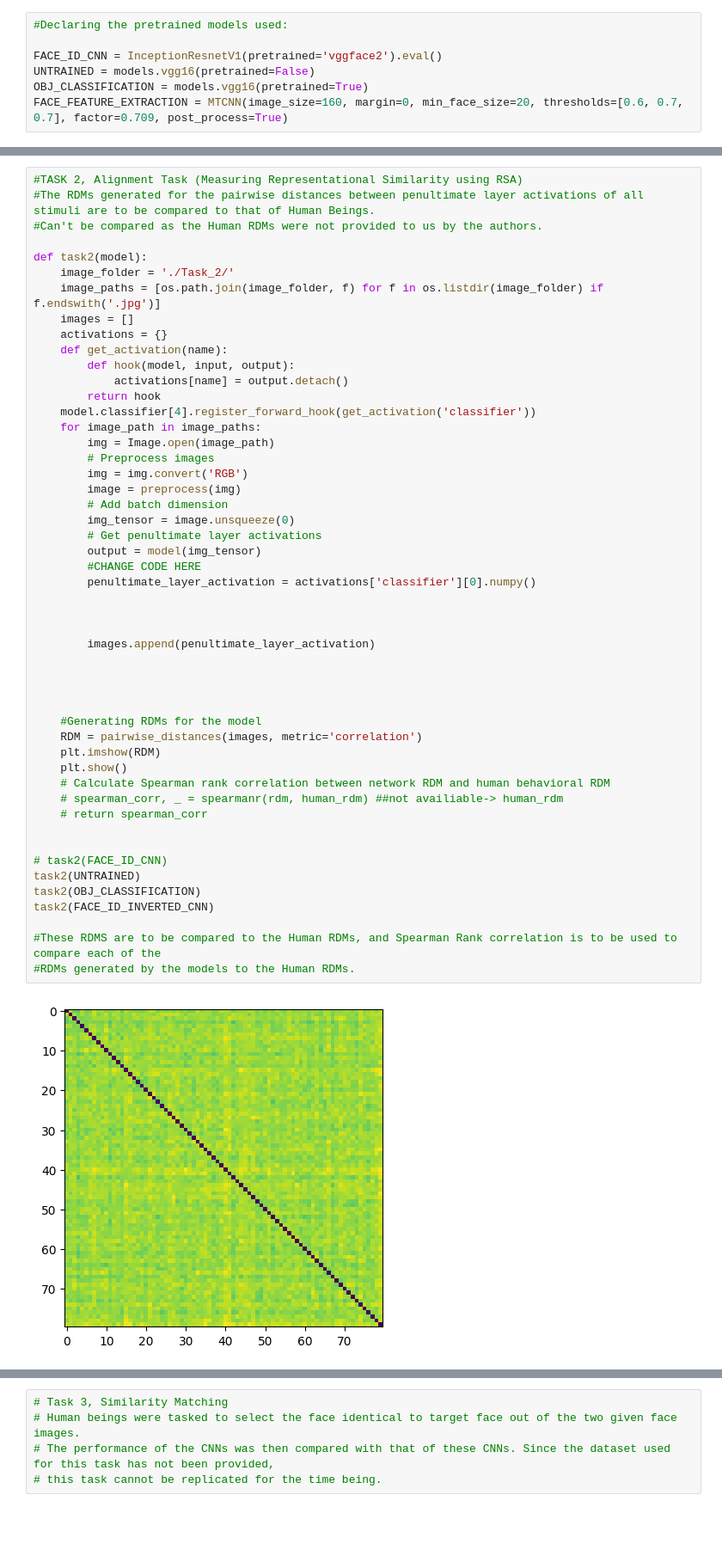
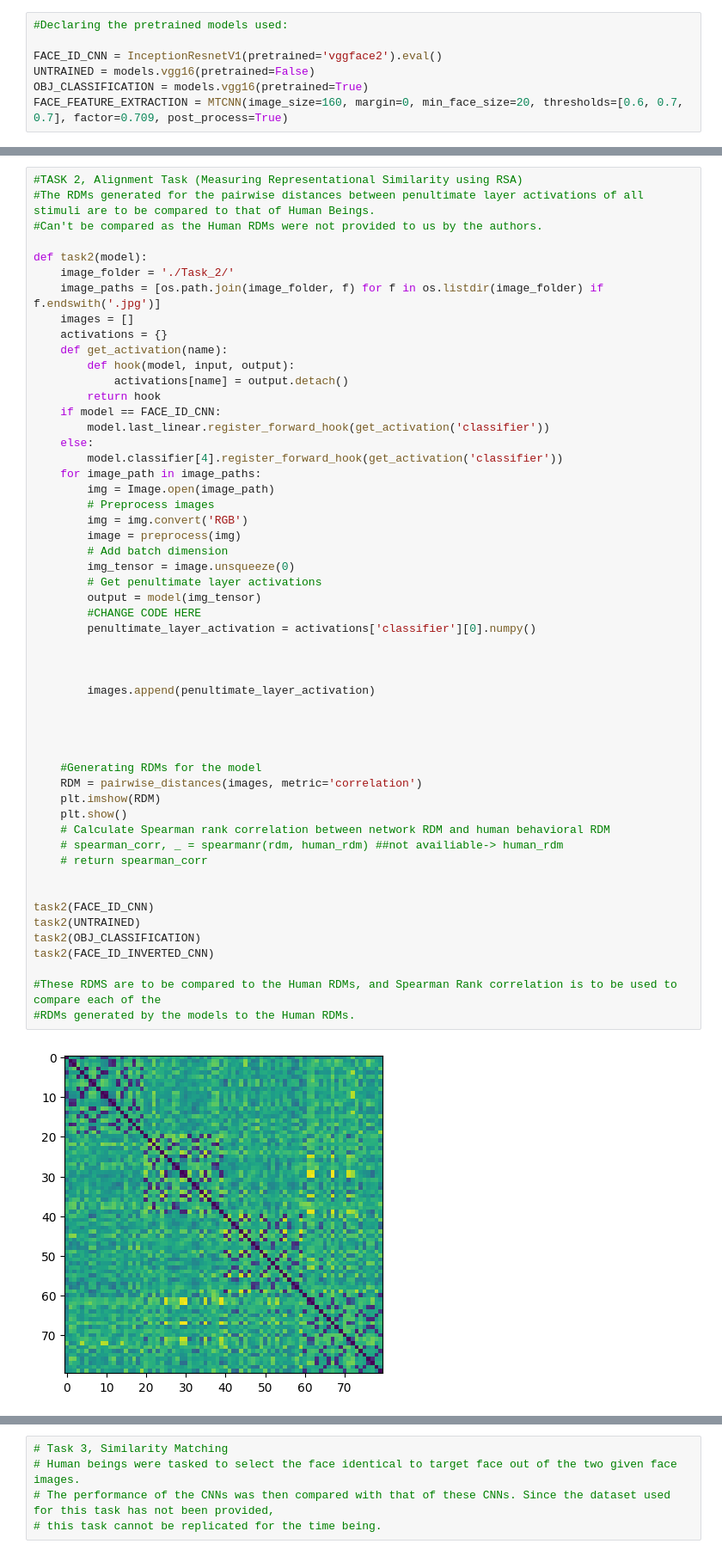
Before and after one commit to hashtaghari/Understanding-Face-Recognition-Using-Deep-Convolutional-Neural-Networks, a Jupyter notebook: Code and Datasets for Experiments/Analysis.ipynb, the cells around one changed output, grey strips where cells are left out. Shown at 86% size. Drawn from its saved outputs; the diff is of its cells as text; blank space fills up the shorter version.

Commit message:
updated task 4 and task1

```diff
--- a/Code and Datasets for Experiments/Analysis.ipynb
+++ b/Code and Datasets for Experiments/Analysis.ipynb
@@ -154,7 +224,10 @@ def task2(model):
         def hook(model, input, output):
             activations[name] = output.detach()
         return hook
-    model.classifier[4].register_forward_hook(get_activation('classifier'))
+    if model == FACE_ID_CNN:
+        model.last_linear.register_forward_hook(get_activation('classifier'))
+    else:
+        model.classifier[4].register_forward_hook(get_activation('classifier'))
     for image_path in image_paths:
         img = Image.open(image_path)
         # Preprocess images
@@ -163,32 +236,32 @@ def task2(model):
         # Add batch dimension
         img_tensor = image.unsqueeze(0)
         # Get penultimate layer activations
         output = model(img_tensor)
         #CHANGE CODE HERE
         penultimate_layer_activation = activations['classifier'][0].numpy()
 
 
 
         images.append(penultimate_layer_activation)
 
 
 
 
     #Generating RDMs for the model
     RDM = pairwise_distances(images, metric='correlation')
     plt.imshow(RDM)
     plt.show()
     # Calculate Spearman rank correlation between network RDM and human behavioral RDM
     # spearman_corr, _ = spearmanr(rdm, human_rdm) ##not availiable-> human_rdm
     # return spearman_corr
 
 
-# task2(FACE_ID_CNN)
+task2(FACE_ID_CNN)
 task2(UNTRAINED)
 task2(OBJ_CLASSIFICATION)
 task2(FACE_ID_INVERTED_CNN)
 
 #These RDMS are to be compared to the Human RDMs, and Spearman Rank correlation is to be used to compare each of the
 #RDMs generated by the models to the Human RDMs.
 # %% [output]
-[figure, old version]
+[figure, new version]
```
Also changed, not shown: parts of 9 cells of this notebook, 1 other file.
